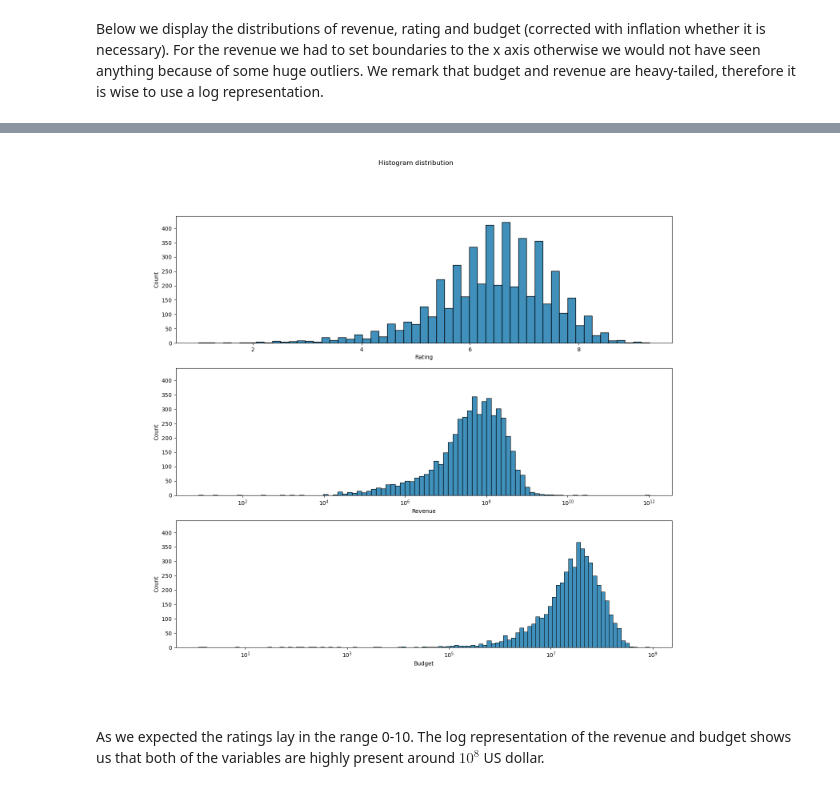
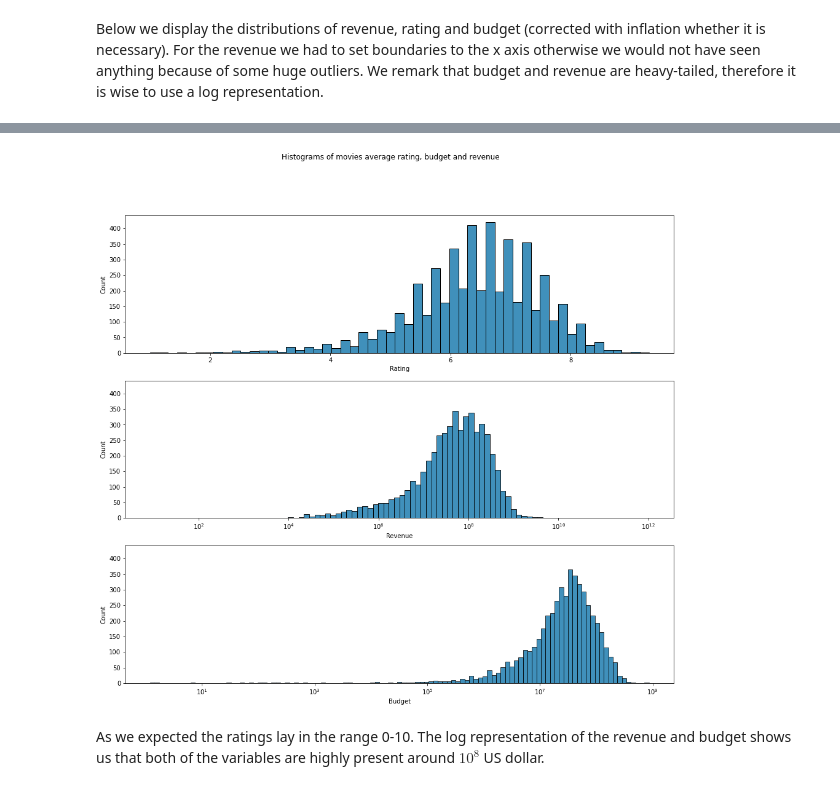
Before and after one commit to epfl-ada/ada-2022-project-nolemonnomelon, a Jupyter notebook: Exploratory.ipynb, the cells around one changed output, grey strips where cells are left out. Drawn from its saved outputs; the diff is of its cells as text; code cells hidden in the pictures.

```diff
--- a/Exploratory.ipynb
+++ b/Exploratory.ipynb
@@ -112,8 +88,7 @@ For all the test statistics we are going to use 5% as signifiant threshold.
 # %% [markdown]
 The inflation data start at 1959, therefore we are going to remove several movies.
 # %%
-dist = df_movie.copy()
-dist = dist.dropna(subset=['inflation corrected budget','inflation corrected revenue','averageRating'])
+dist = df_movie.dropna(subset=['inflation corrected budget','inflation corrected revenue','averageRating'])
 # %%
 year_distribution(dist, 'Histogram of number of movies from 1959 to 2021')
 # %% [markdown]
@@ -144,8 +105,10 @@ hist_dist()
 # %%
 # log scale for revenue and bugdet
-hist_dist(log = [True, False], xlim = False)
+plot_RRB_distr(dist, log = [True, False], xlim = False,
+title = 'Histograms of movies average rating, budget and revenue',
+filename = 'hist_RRB_log', save = True)
 # %% [output]
-[figure, old version]
+[figure, new version]
 # %% [markdown]
 As we expected the ratings lay in the range 0-10. The log representation of the revenue and budget shows us that both of the variables are highly present around $10^8$ US dollar.
 # %% [markdown]
```
Also changed, not shown: parts of 26 cells of this notebook.
